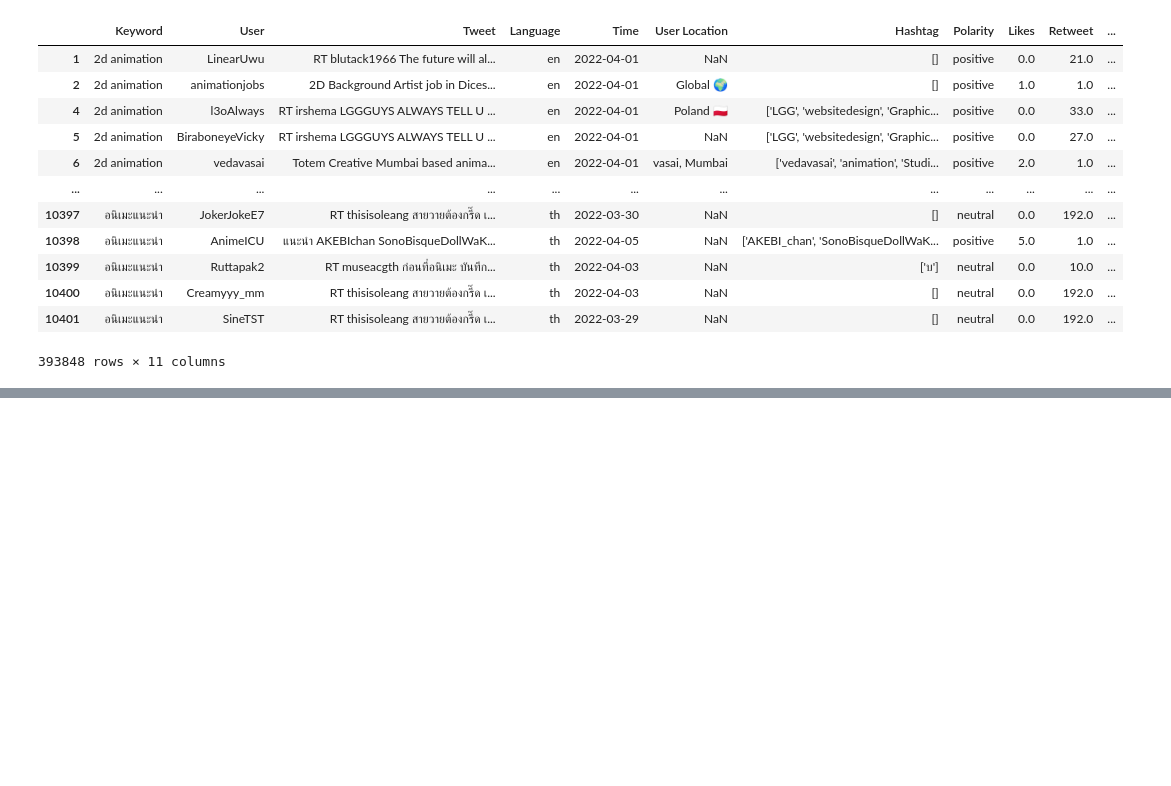
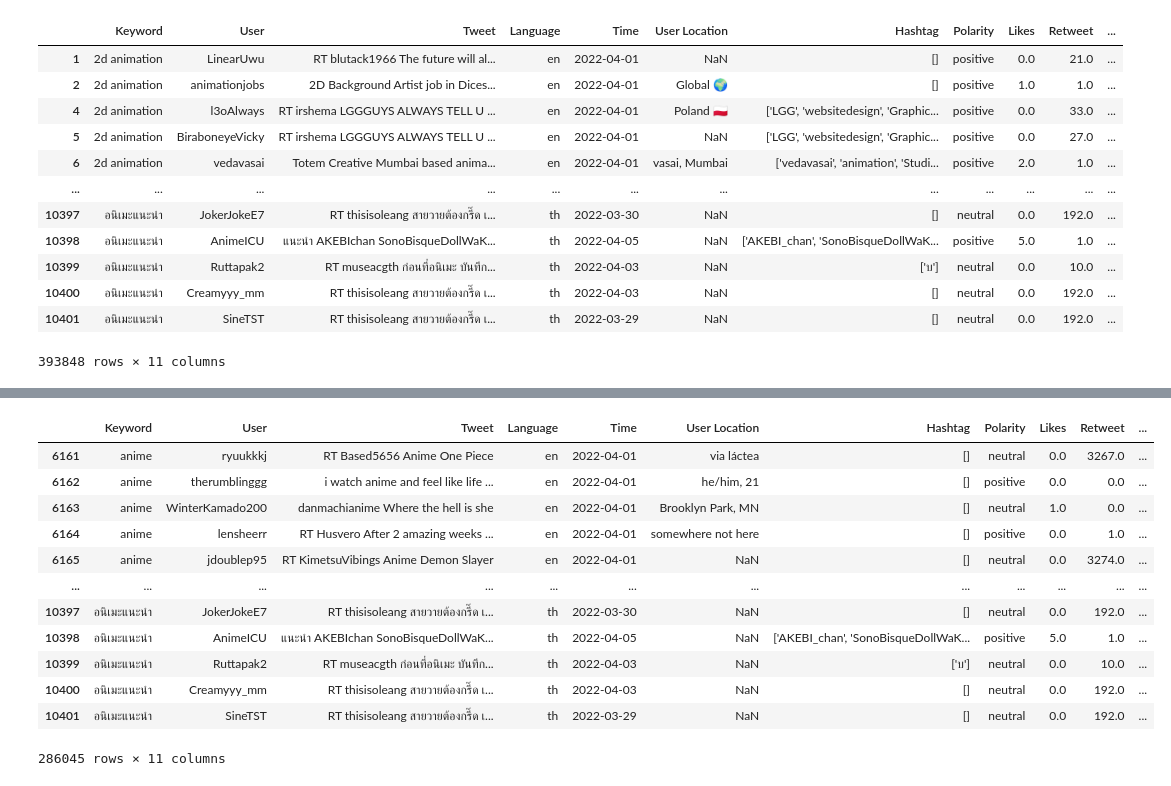
Before and after one commit to ThanawatKMUTNB/Data-Quest, a Jupyter notebook: Tweet_Test/sandbox.ipynb, the cells around one changed output, grey strips where cells are left out. Saved outputs shown, nothing was run; the diff lists cells and outputs as text; code cells hidden in the pictures; blank space fills up the shorter version.

```diff
--- a/Tweet_Test/sandbox.ipynb
+++ b/Tweet_Test/sandbox.ipynb
@@ -255,3 +211,19 @@ dm.newUnion(filename)
+# %%
+dm.deletekeyword(['anime'])
+# %% [output]
+|  | Keyword | User | Tweet | Language | Time | User Location | Hashtag | Polarity | Likes | Retweet | ... |
+| 6161 | anime | ryuukkkj | RT Based5656 Anime One Piece | en | 2022-04-01 | via láctea | [] | neutral | 0.0 | 3267.0 | ... |
+| 6162 | anime | therumblinggg | i watch anime and feel like life ... | en | 2022-04-01 | he/him, 21 | [] | positive | 0.0 | 0.0 | ... |
+| 6163 | anime | WinterKamado200 | danmachianime Where the hell is she | en | 2022-04-01 | Brooklyn Park, MN | [] | neutral | 1.0 | 0.0 | ... |
+| 6164 | anime | lensheerr | RT Husvero After 2 amazing weeks ... | en | 2022-04-01 | somewhere not here | [] | positive | 0.0 | 1.0 | ... |
+| 6165 | anime | jdoublep95 | RT KimetsuVibings Anime Demon Slayer | en | 2022-04-01 | NaN | [] | neutral | 0.0 | 3274.0 | ... |
+| ... | ... | ... | ... | ... | ... | ... | ... | ... | ... | ... | ... |
+| 10397 | อนิเมะแนะนำ | JokerJokeE7 | RT thisisoleang สายวายต้องกรี๊ด เ... | th | 2022-03-30 | NaN | [] | neutral | 0.0 | 192.0 | ... |
+| 10398 | อนิเมะแนะนำ | AnimeICU | แนะนำ AKEBIchan SonoBisqueDollWaK... | th | 2022-04-05 | NaN | ['AKEBI_chan', 'SonoBisqueDollWaK... | positive | 5.0 | 1.0 | ... |
+| 10399 | อนิเมะแนะนำ | Ruttapak2 | RT museacgth ก่อนที่อนิเมะ บันทึก... | th | 2022-04-03 | NaN | ['บ'] | neutral | 0.0 | 10.0 | ... |
+| 10400 | อนิเมะแนะนำ | Creamyyy_mm | RT thisisoleang สายวายต้องกรี๊ด เ... | th | 2022-04-03 | NaN | [] | neutral | 0.0 | 192.0 | ... |
+| 10401 | อนิเมะแนะนำ | SineTST | RT thisisoleang สายวายต้องกรี๊ด เ... | th | 2022-03-29 | NaN | [] | neutral | 0.0 | 192.0 | ... |
+286045 rows × 11 columns
 # %%
 dm.collectfile()
 # %%
```
Also changed, not shown: parts of 3 cells of this notebook, 2 other files.
